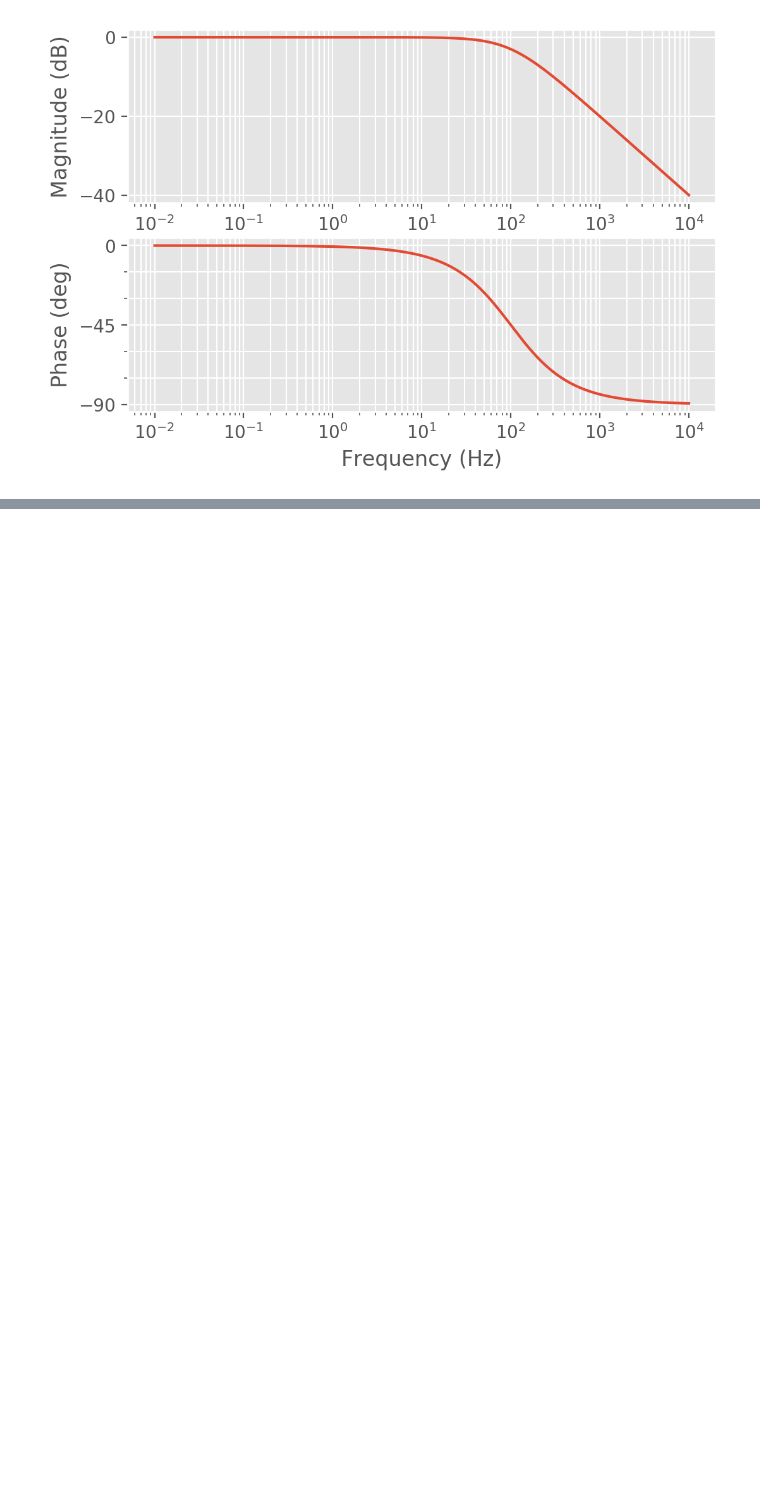
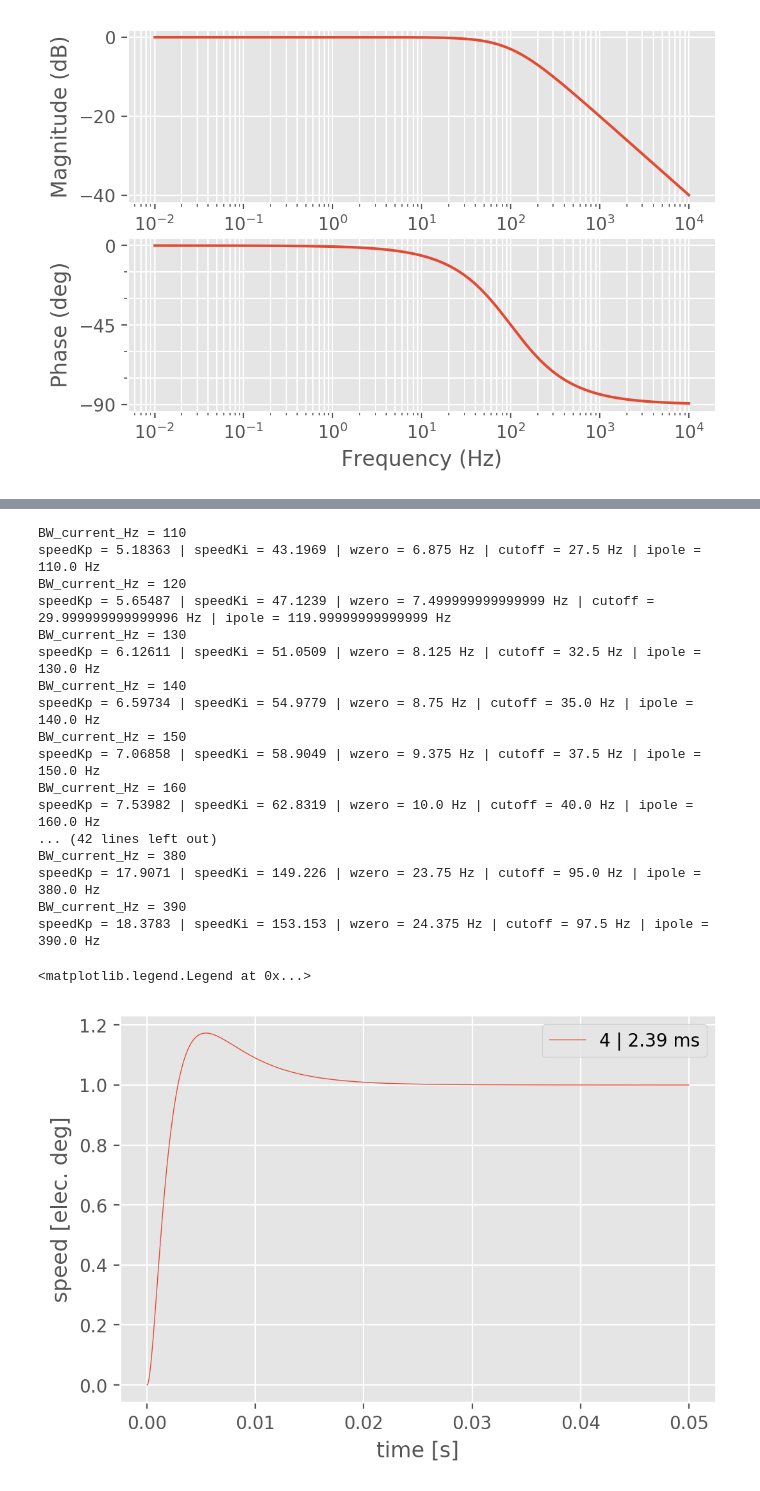
Before and after one commit to horychen/PidTuner, a Jupyter notebook: 033_PID_Tuner.ipynb, the cells around one changed output, grey strips where cells are left out. Cells and saved outputs as stored; diff of their text form; code cells hidden in the pictures; blank space fills up the shorter version.

```diff
--- a/033_PID_Tuner.ipynb
+++ b/033_PID_Tuner.ipynb
@@ -121,0 +364,69 @@ Kp/L/(2pi) = 200.0
+# %%
+# Iterate for a preset speed rise time and delta
+
+# Pick your favorite step repsonse by "shape" via damping factor \delta
+delta = 4
+
+# Specify your desired speed step response rise time
+desired_rise_time_ms = 2.3
+
+rise_time_ms = 10000 # ms (initial)
+BW_current_Hz = 100 # Hz (initial)
+while True:
+    # Current loop (Tune its bandwidth to support required speed response)
+    if abs(rise_time_ms - desired_rise_time_ms)<=0.1: # ms
+        break
+    else:
+        if rise_time_ms > desired_rise_time_ms:
+            BW_current_Hz += 10 # Hz
+        else:
+            BW_current_Hz -= 10 # Hz
+            if BW_current_Hz<=0:
+                raise Exception('Change the step size of "BW_current_Hz" and try again.')
+                break
+    print(f'BW_current_Hz = {BW_current_Hz}')
+    R = 0.1 # Ohm
+    L = 0.4 # H
+    Kp, Ki = get_coeffs_dc_motor_current_regulator(R, L, BW_current_Hz)
+    Gi_closed = control.tf([1], [L/Kp, 1])
+    currentBandwidth_radPerSec = Kp/L
+
+    # Speed loop
+    n_pp = 2
+    J_s  = 0.06
+    dc_motor_motion = control.tf([n_pp/J_s], [1, 0])
+    speedKp, speedKi = get_coeffs_dc_motor_SPEED_regulator(J_s, n_pp, delta, currentBandwidth_radPerSec)
+    print(f'speedKp = {speedKp:g}', f'speedKi = {speedKi:g}', f'wzero = {speedKi/2/np.pi} Hz', f'cutoff = {delta*speedKi/2/np.pi} Hz', f'ipole = {Kp/L/2/np.pi} Hz', sep=' | ')
+
+    speedPI = control.tf([speedKp, speedKp*speedKi], [1, 0])
+    Gw_open = dc_motor_motion * Gi_closed * speedPI
+    Gw_closed = Gw_open / (1+Gw_open)
+
+    T, yout = control.step_response(Gw_closed, np.arange(0,0.05,1e-5))
+    rise_time_ms = T[(np.abs(yout-0.9)).argmin()] * 1000 # <- Potential bug here! rise time is not always correct.
+
+figure()
+plt.plot(T, yout, lw='0.5', label=f'{delta:g} | {rise_time_ms:g} ms')
+plt.xlabel('time [s]')
+plt.ylabel('speed [elec. deg]')
+plt.legend(loc='upper right')
+# %% [output]
+BW_current_Hz = 110
+speedKp = 5.18363 | speedKi = 43.1969 | wzero = 6.875 Hz | cutoff = 27.5 Hz | ipole = 110.0 Hz
+BW_current_Hz = 120
+speedKp = 5.65487 | speedKi = 47.1239 | wzero = 7.499999999999999 Hz | cutoff = 29.999999999999996 Hz | ipole = 119.99999999999999 Hz
+BW_current_Hz = 130
+speedKp = 6.12611 | speedKi = 51.0509 | wzero = 8.125 Hz | cutoff = 32.5 Hz | ipole = 130.0 Hz
+BW_current_Hz = 140
+speedKp = 6.59734 | speedKi = 54.9779 | wzero = 8.75 Hz | cutoff = 35.0 Hz | ipole = 140.0 Hz
+BW_current_Hz = 150
+speedKp = 7.06858 | speedKi = 58.9049 | wzero = 9.375 Hz | cutoff = 37.5 Hz | ipole = 150.0 Hz
+BW_current_Hz = 160
+speedKp = 7.53982 | speedKi = 62.8319 | wzero = 10.0 Hz | cutoff = 40.0 Hz | ipole = 160.0 Hz
+... (42 lines left out)
+BW_current_Hz = 380
+speedKp = 17.9071 | speedKi = 149.226 | wzero = 23.75 Hz | cutoff = 95.0 Hz | ipole = 380.0 Hz
+BW_current_Hz = 390
+speedKp = 18.3783 | speedKi = 153.153 | wzero = 24.375 Hz | cutoff = 97.5 Hz | ipole = 390.0 Hz
+<matplotlib.legend.Legend at 0x...>
+[figure, added]
```
Also changed, not shown: parts of 8 cells of this notebook, 1 other file.
